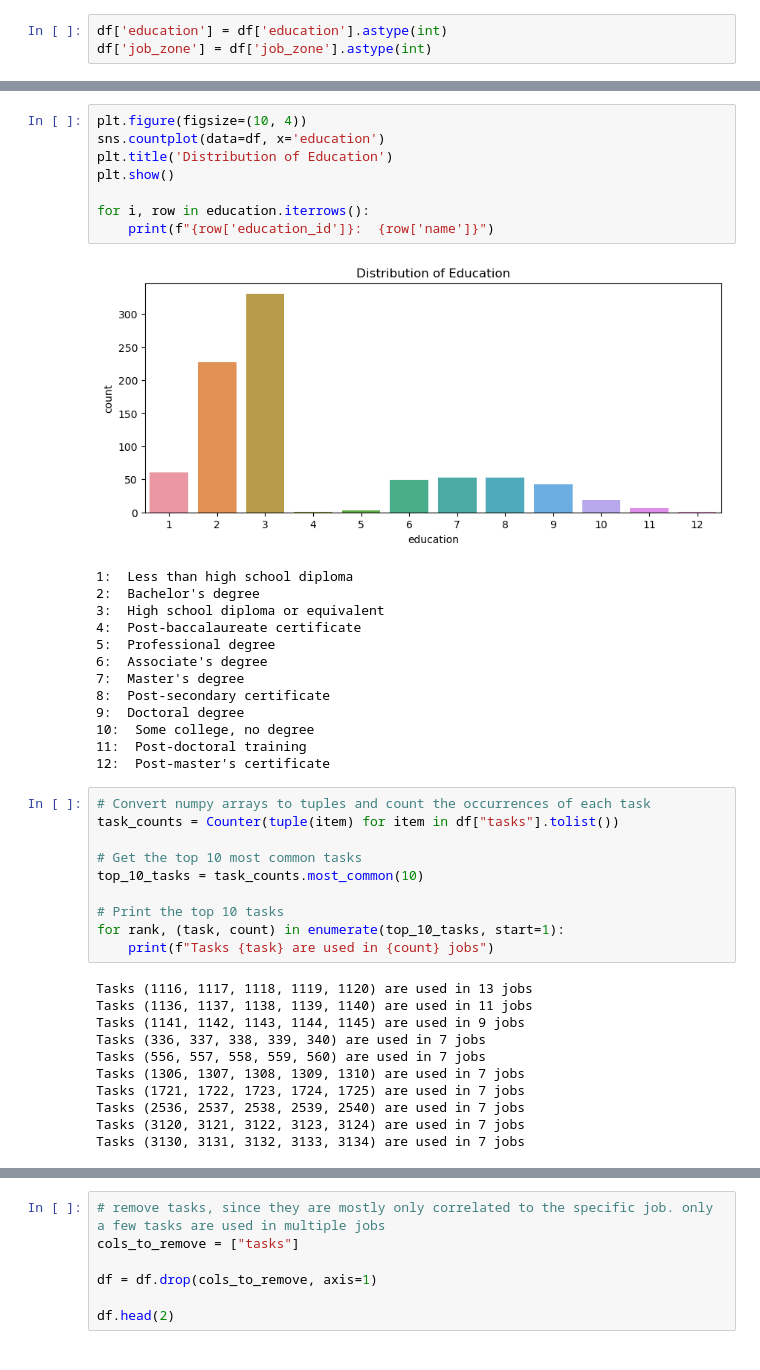
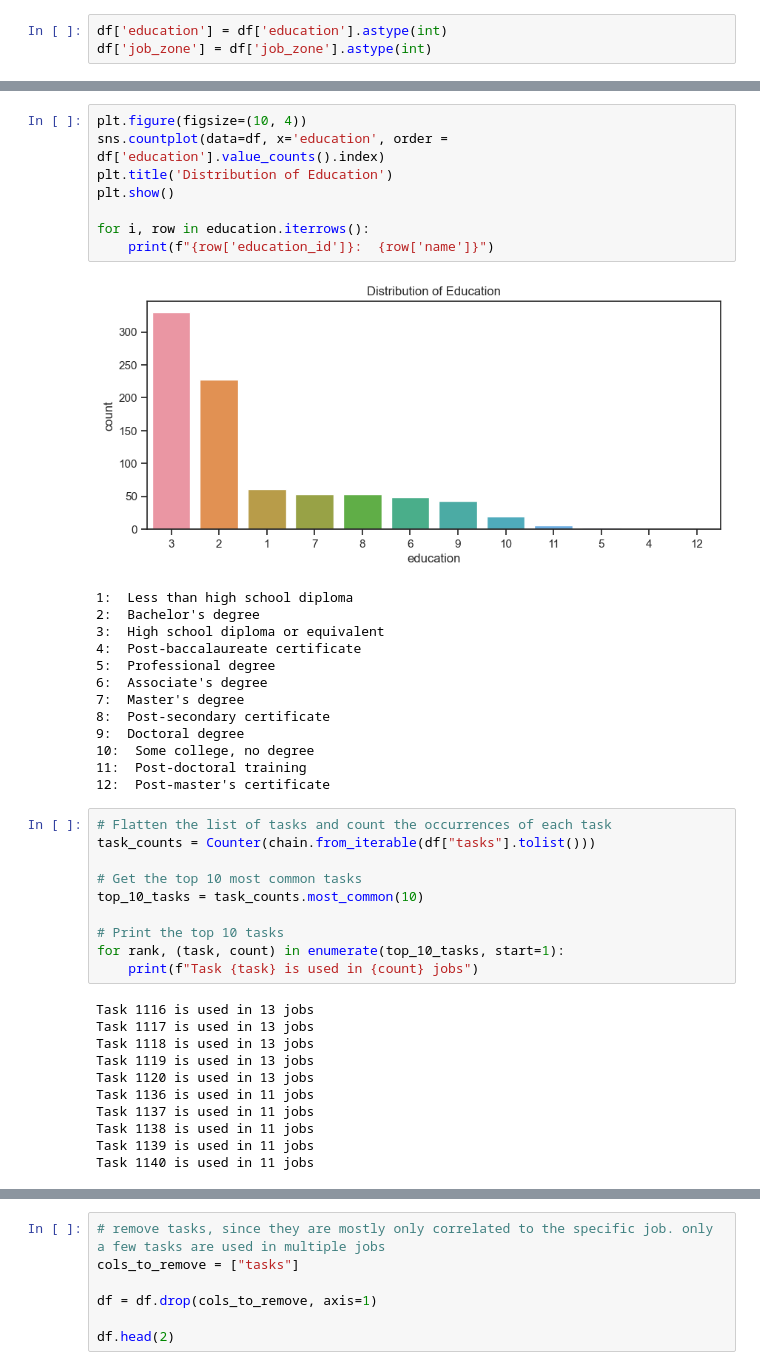
Before and after one commit to joergjan/bachelorarbeit, a Jupyter notebook: 04_eda.ipynb, the cells around one changed output, grey strips where cells are left out. Drawn from its saved outputs; the diff is of its cells as text.

```diff
--- a/04_eda.ipynb
+++ b/04_eda.ipynb
@@ -57,14 +58,14 @@ Zone 4:  Most of these occupations require graduate school. For example, they ma
 Zone 5:  Some of these occupations may require a high school diploma or GED certificate.
 # %%
 plt.figure(figsize=(10, 4))
-sns.countplot(data=df, x='education')
+sns.countplot(data=df, x='education', order = df['education'].value_counts().index)
 plt.title('Distribution of Education')
 plt.show()
 
 for i, row in education.iterrows():
     print(f"{row['education_id']}:  {row['name']}")
 # %% [output]
-[figure, old version]
+[figure, new version]
 1:  Less than high school diploma
 2:  Bachelor's degree
 3:  High school diploma or equivalent
@@ -78,26 +79,26 @@ for i, row in education.iterrows():
 11:  Post-doctoral training
 12:  Post-master's certificate
 # %%
-# Convert numpy arrays to tuples and count the occurrences of each task
-task_counts = Counter(tuple(item) for item in df["tasks"].tolist())
+# Flatten the list of tasks and count the occurrences of each task
+task_counts = Counter(chain.from_iterable(df["tasks"].tolist()))
 
 # Get the top 10 most common tasks
 top_10_tasks = task_counts.most_common(10)
 
 # Print the top 10 tasks
 for rank, (task, count) in enumerate(top_10_tasks, start=1):
-    print(f"Tasks {task} are used in {count} jobs")
+    print(f"Task {task} is used in {count} jobs")
 # %% [output]
-Tasks (1116, 1117, 1118, 1119, 1120) are used in 13 jobs
-Tasks (1136, 1137, 1138, 1139, 1140) are used in 11 jobs
-Tasks (1141, 1142, 1143, 1144, 1145) are used in 9 jobs
-Tasks (336, 337, 338, 339, 340) are used in 7 jobs
-Tasks (556, 557, 558, 559, 560) are used in 7 jobs
-Tasks (1306, 1307, 1308, 1309, 1310) are used in 7 jobs
-Tasks (1721, 1722, 1723, 1724, 1725) are used in 7 jobs
-Tasks (2536, 2537, 2538, 2539, 2540) are used in 7 jobs
-Tasks (3120, 3121, 3122, 3123, 3124) are used in 7 jobs
-Tasks (3130, 3131, 3132, 3133, 3134) are used in 7 jobs
+Task 1116 is used in 13 jobs
+Task 1117 is used in 13 jobs
+Task 1118 is used in 13 jobs
+Task 1119 is used in 13 jobs
+Task 1120 is used in 13 jobs
+Task 1136 is used in 11 jobs
+Task 1137 is used in 11 jobs
+Task 1138 is used in 11 jobs
+Task 1139 is used in 11 jobs
+Task 1140 is used in 11 jobs
 # %%
 # Count the occurrences of each count value
 count_counts = Counter(task_counts.values())
```
Also changed, not shown: parts of 3 cells of this notebook, 1 other file.
